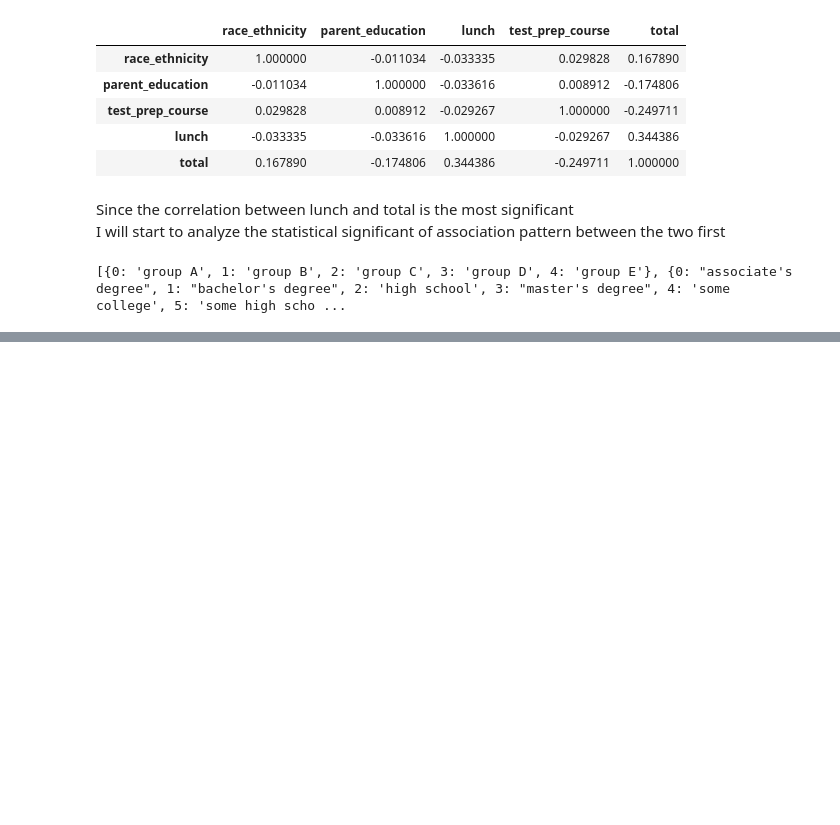
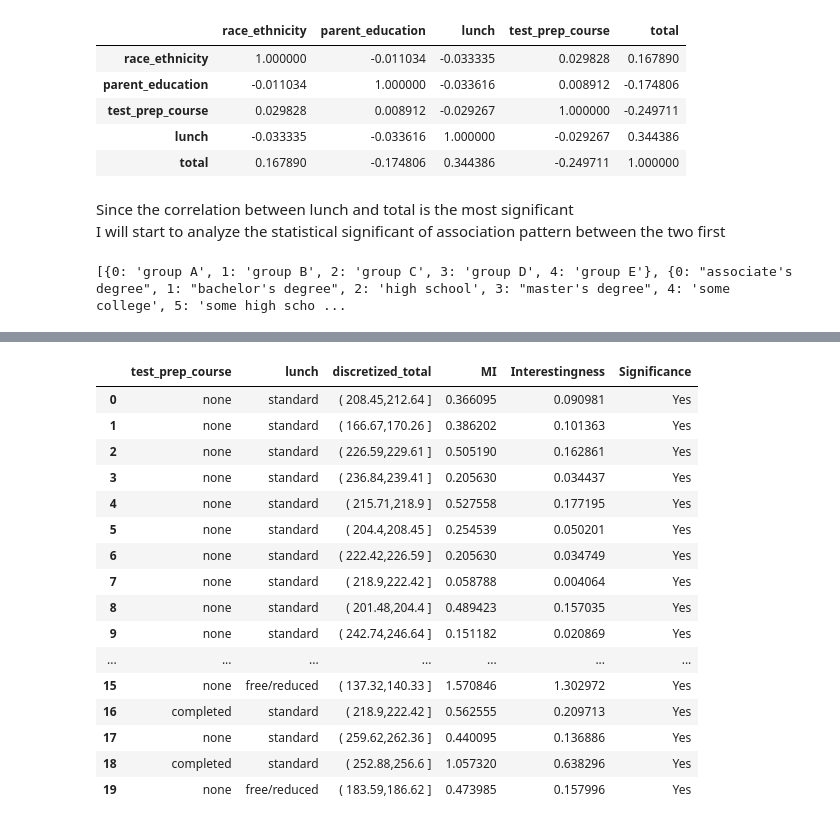
Before and after one commit to brkwok/statistical_significance, a Jupyter notebook: analyze.ipynb, the cells around one changed output, grey strips where cells are left out. Cells and saved outputs as stored; diff of their text form; code cells hidden in the pictures; blank space fills up the shorter version.

```diff
--- a/analyze.ipynb
+++ b/analyze.ipynb
@@ -447,0 +468,30 @@ order_two_result.to_excel("./order_two.xlsx" , sheet_name="order_two")
+# %%
+subset = ["test_prep_course","lunch", "discretized_total"]
+order_three = df.value_counts(subset=subset, normalize=True)
+
+order_three_result = significance(3, subset,df, order_three, size, threshold)
+order_three_result["lunch"] = order_three_result["lunch"].map(reverse_mappings[2])
+order_three_result["test_prep_course"] = order_three_result["test_prep_course"].map(reverse_mappings[3])
+order_three_result["discretized_total"] = order_three_result["discretized_total"].map(discretized_points_reverse_mapping)
+
+
+order_three_result.to_excel("./order_three.xlsx", sheet_name="order_three")
+order_three_result.head(20)
+# %% [output]
+|  | test_prep_course | lunch | discretized_total | MI | Interestingness | Significance |
+| 0 | none | standard | ( 208.45,212.64 ] | 0.366095 | 0.090981 | Yes |
+| 1 | none | standard | ( 166.67,170.26 ] | 0.386202 | 0.101363 | Yes |
+| 2 | none | standard | ( 226.59,229.61 ] | 0.505190 | 0.162861 | Yes |
+| 3 | none | standard | ( 236.84,239.41 ] | 0.205630 | 0.034437 | Yes |
+| 4 | none | standard | ( 215.71,218.9 ] | 0.527558 | 0.177195 | Yes |
+| 5 | none | standard | ( 204.4,208.45 ] | 0.254539 | 0.050201 | Yes |
+| 6 | none | standard | ( 222.42,226.59 ] | 0.205630 | 0.034749 | Yes |
+| 7 | none | standard | ( 218.9,222.42 ] | 0.058788 | 0.004064 | Yes |
+| 8 | none | standard | ( 201.48,204.4 ] | 0.489423 | 0.157035 | Yes |
+| 9 | none | standard | ( 242.74,246.64 ] | 0.151182 | 0.020869 | Yes |
+| ... | ... | ... | ... | ... | ... | ... |
+| 15 | none | free/reduced | ( 137.32,140.33 ] | 1.570846 | 1.302972 | Yes |
+| 16 | completed | standard | ( 218.9,222.42 ] | 0.562555 | 0.209713 | Yes |
+| 17 | none | standard | ( 259.62,262.36 ] | 0.440095 | 0.136886 | Yes |
+| 18 | completed | standard | ( 252.88,256.6 ] | 1.057320 | 0.638296 | Yes |
+| 19 | none | free/reduced | ( 183.59,186.62 ] | 0.473985 | 0.157996 | Yes |
```
Also changed, not shown: parts of 3 cells of this notebook.
